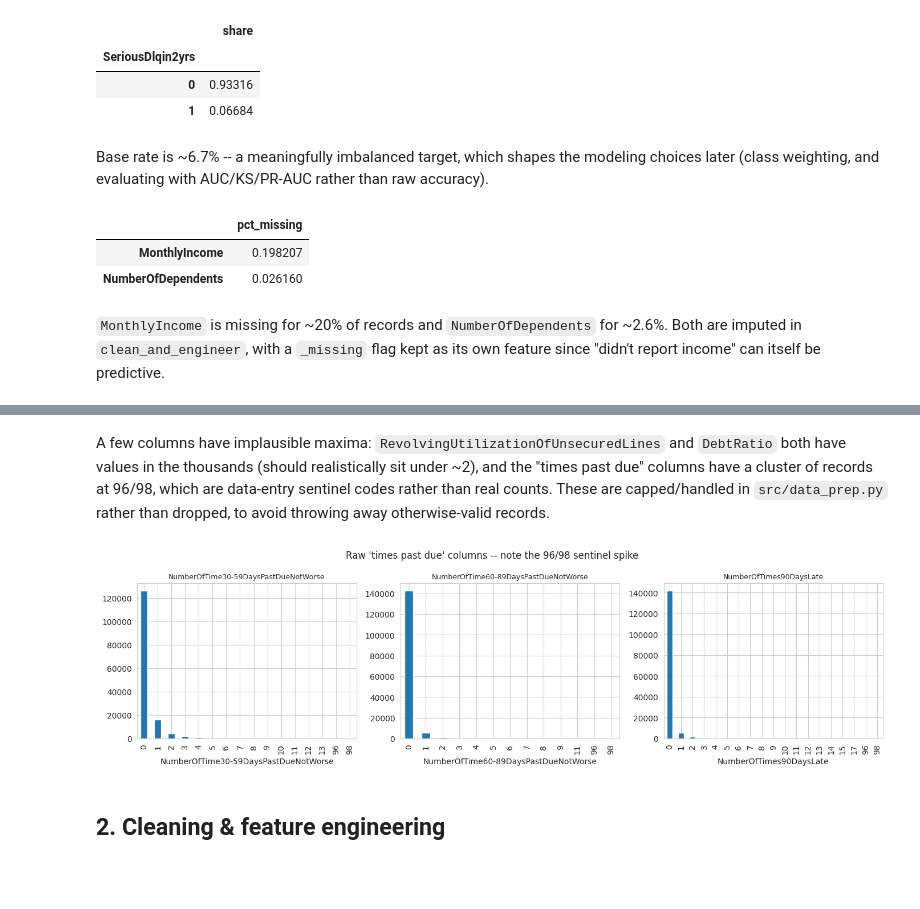
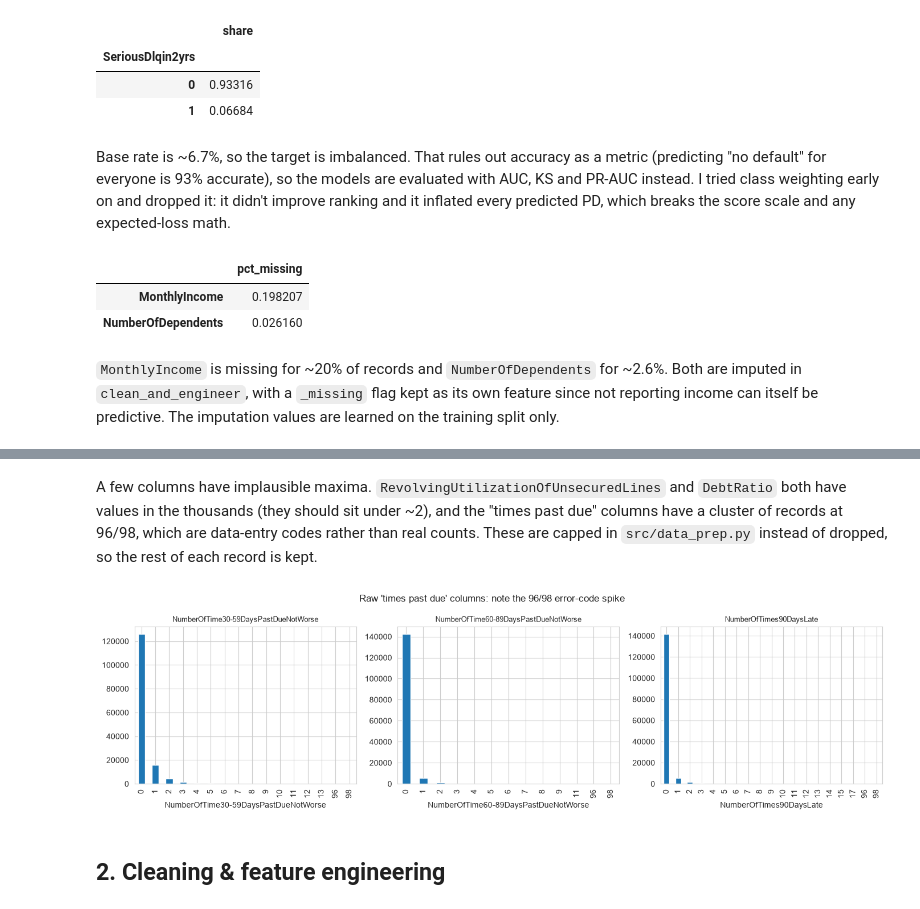
Before and after one commit to jlwj22/Fintech-Credit-Risk-Modeling, a Jupyter notebook: notebooks/01_eda_and_modeling.ipynb, the cells around one changed output, grey strips where cells are left out. Drawn from its saved outputs; the diff is of its cells as text; code cells hidden in the pictures; blank space fills up the shorter version.

```diff
--- a/notebooks/01_eda_and_modeling.ipynb
+++ b/notebooks/01_eda_and_modeling.ipynb
@@ -42,7 +42,7 @@ raw[TARGET].value_counts(normalize=True).rename("share").to_frame()
 | 0 | 0.93316 |
 | 1 | 0.06684 |
 # %% [markdown]
-Base rate is ~6.7% -- a meaningfully imbalanced target, which shapes the modeling choices later (class weighting, and evaluating with AUC/KS/PR-AUC rather than raw accuracy).
+Base rate is ~6.7%, so the target is imbalanced. That rules out accuracy as a metric (predicting "no default" for everyone is 93% accurate), so the models are evaluated with AUC, KS and PR-AUC instead. I tried class weighting early on and dropped it: it didn't improve ranking and it inflated every predicted PD, which breaks the score scale and any expected-loss math.
 # %%
 missing = raw.isna().mean().sort_values(ascending=False)
 missing[missing > 0].rename("pct_missing").to_frame()
@@ -51,7 +51,7 @@ missing[missing > 0].rename("pct_missing").to_frame()
 | MonthlyIncome | 0.198207 |
 | NumberOfDependents | 0.026160 |
 # %% [markdown]
-`MonthlyIncome` is missing for ~20% of records and `NumberOfDependents` for ~2.6%. Both are imputed in `clean_and_engineer`, with a `_missing` flag kept as its own feature since "didn't report income" can itself be predictive.
+`MonthlyIncome` is missing for ~20% of records and `NumberOfDependents` for ~2.6%. Both are imputed in `clean_and_engineer`, with a `_missing` flag kept as its own feature since not reporting income can itself be predictive. The imputation values are learned on the training split only.
 # %%
 raw[RAW_FEATURES].describe().T
 # %% [output]
@@ -67,17 +67,17 @@ raw[RAW_FEATURES].describe().T
 | NumberOfTime60-89DaysPastDueNotWorse | 150000.0 | 0.240387 | 4.155179 | 0.0 | 0.000000 | 0.000000 | 0.000000 | 98.0 |
 | NumberOfDependents | 146076.0 | 0.757222 | 1.115086 | 0.0 | 0.000000 | 0.000000 | 1.000000 | 20.0 |
 # %% [markdown]
-A few columns have implausible maxima: `RevolvingUtilizationOfUnsecuredLines` and `DebtRatio` both have values in the thousands (should realistically sit under ~2), and the "times past due" columns have a cluster of records at 96/98, which are data-entry sentinel codes rather than real counts. These are capped/handled in `src/data_prep.py` rather than dropped, to avoid throwing away otherwise-valid records.
+A few columns have implausible maxima. `RevolvingUtilizationOfUnsecuredLines` and `DebtRatio` both have values in the thousands (they should sit under ~2), and the "times past due" columns have a cluster of records at 96/98, which are data-entry codes rather than real counts. These are capped in `src/data_prep.py` instead of dropped, so the rest of each record is kept.
 # %%
 fig, axes = plt.subplots(1, 3, figsize=(14, 4))
 for ax, col in zip(axes, ["NumberOfTime30-59DaysPastDueNotWorse", "NumberOfTime60-89DaysPastDueNotWorse", "NumberOfTimes90DaysLate"]):
     raw[col].value_counts().sort_index().plot(kind="bar", ax=ax)
     ax.set_title(col, fontsize=9)
-fig.suptitle("Raw 'times past due' columns -- note the 96/98 sentinel spike")
+fig.suptitle("Raw 'times past due' columns: note the 96/98 error-code spike")
 fig.tight_layout()
 plt.show()
 # %% [output]
-[figure, old version]
+[figure, new version]
 # %% [markdown]
 ## 2. Cleaning & feature engineering
 # %%
```
Also changed, not shown: parts of 17 cells of this notebook, 16 other files.
